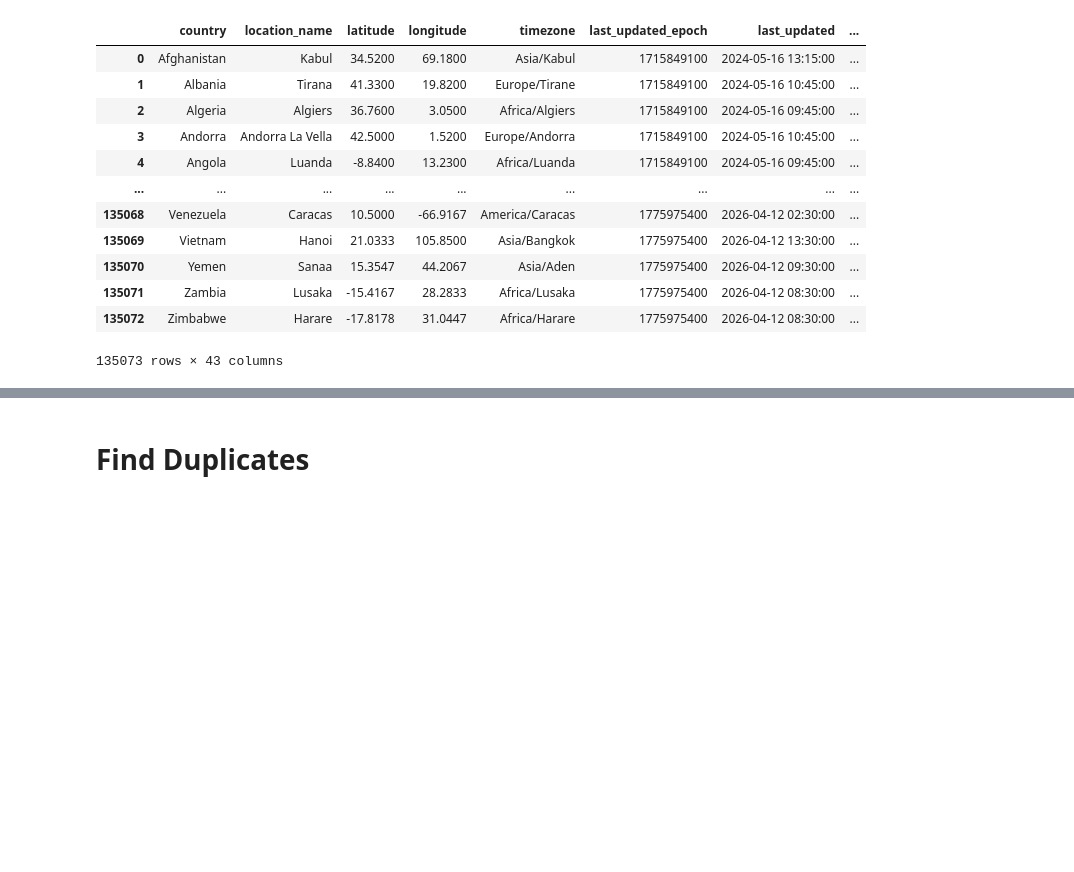
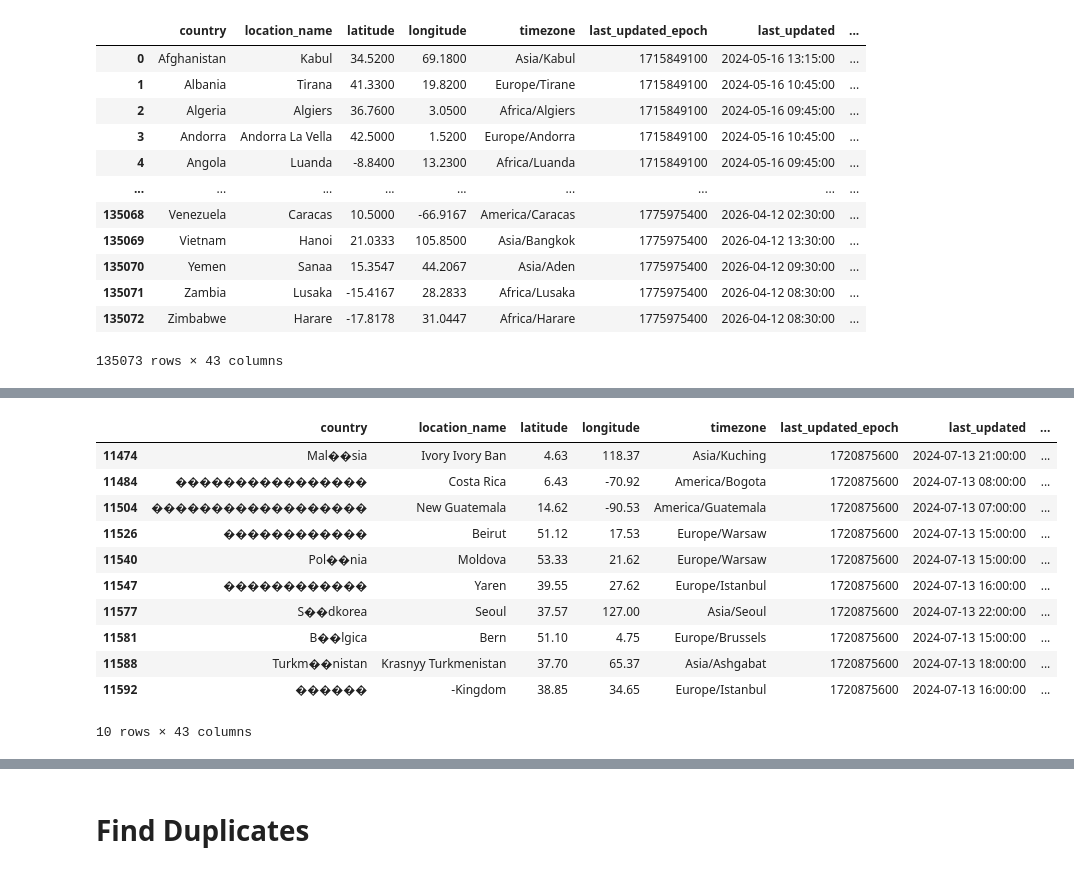
Before and after one commit to arathim02/Global-Weather-Analysis, a Jupyter notebook: Data_Cleaning.ipynb, the cells around one changed output, grey strips where cells are left out. Saved outputs shown, nothing was run; the diff lists cells and outputs as text; code cells hidden in the pictures; blank space fills up the shorter version.

```diff
--- a/Data_Cleaning.ipynb
+++ b/Data_Cleaning.ipynb
@@ -336,0 +321,17 @@ df
+# %%
+invalid_rows = df[df['country'].str.contains('�',na=False)]
+# %%
+invalid_rows
+# %% [output]
+|  | country | location_name | latitude | longitude | timezone | last_updated_epoch | last_updated | ... |
+| 11474 | Mal��sia | Ivory Ivory Ban | 4.63 | 118.37 | Asia/Kuching | 1720875600 | 2024-07-13 21:00:00 | ... |
+| 11484 | ���������������� | Costa Rica | 6.43 | -70.92 | America/Bogota | 1720875600 | 2024-07-13 08:00:00 | ... |
+| 11504 | ������������������ | New Guatemala | 14.62 | -90.53 | America/Guatemala | 1720875600 | 2024-07-13 07:00:00 | ... |
+| 11526 | ������������ | Beirut | 51.12 | 17.53 | Europe/Warsaw | 1720875600 | 2024-07-13 15:00:00 | ... |
+| 11540 | Pol��nia | Moldova | 53.33 | 21.62 | Europe/Warsaw | 1720875600 | 2024-07-13 15:00:00 | ... |
+| 11547 | ������������ | Yaren | 39.55 | 27.62 | Europe/Istanbul | 1720875600 | 2024-07-13 16:00:00 | ... |
+| 11577 | S��dkorea | Seoul | 37.57 | 127.00 | Asia/Seoul | 1720875600 | 2024-07-13 22:00:00 | ... |
+| 11581 | B��lgica | Bern | 51.10 | 4.75 | Europe/Brussels | 1720875600 | 2024-07-13 15:00:00 | ... |
+| 11588 | Turkm��nistan | Krasnyy Turkmenistan | 37.70 | 65.37 | Asia/Ashgabat | 1720875600 | 2024-07-13 18:00:00 | ... |
+| 11592 | ������ | -Kingdom | 38.85 | 34.65 | Europe/Istanbul | 1720875600 | 2024-07-13 16:00:00 | ... |
+10 rows × 43 columns
```
Also changed, not shown: parts of 55 cells of this notebook, 2 other files.
